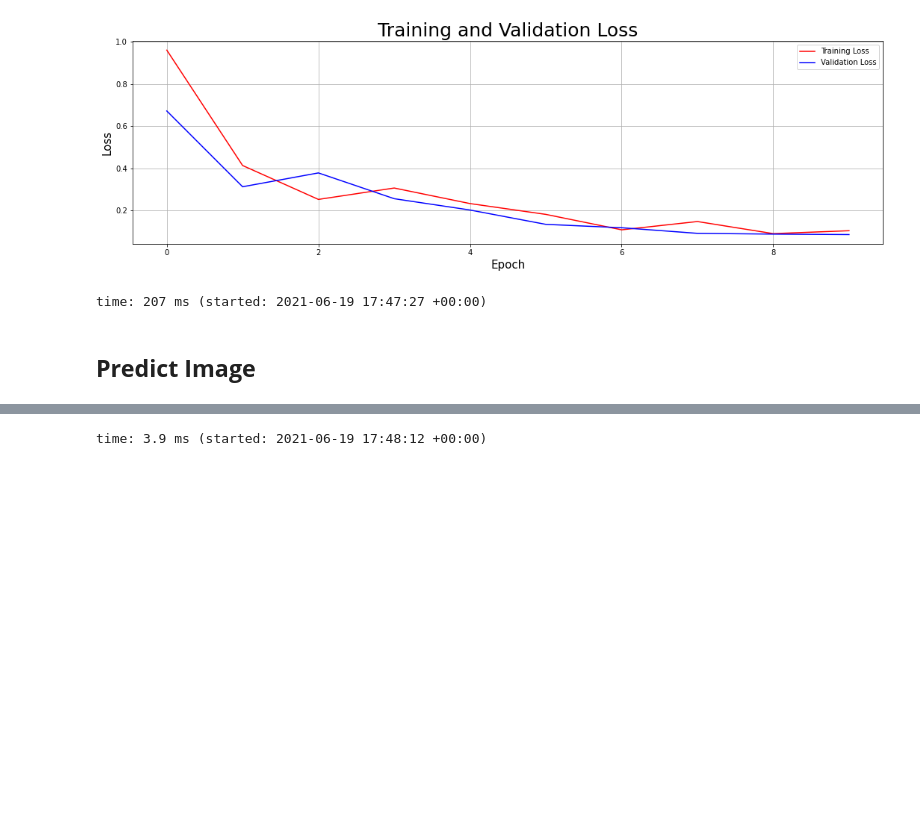
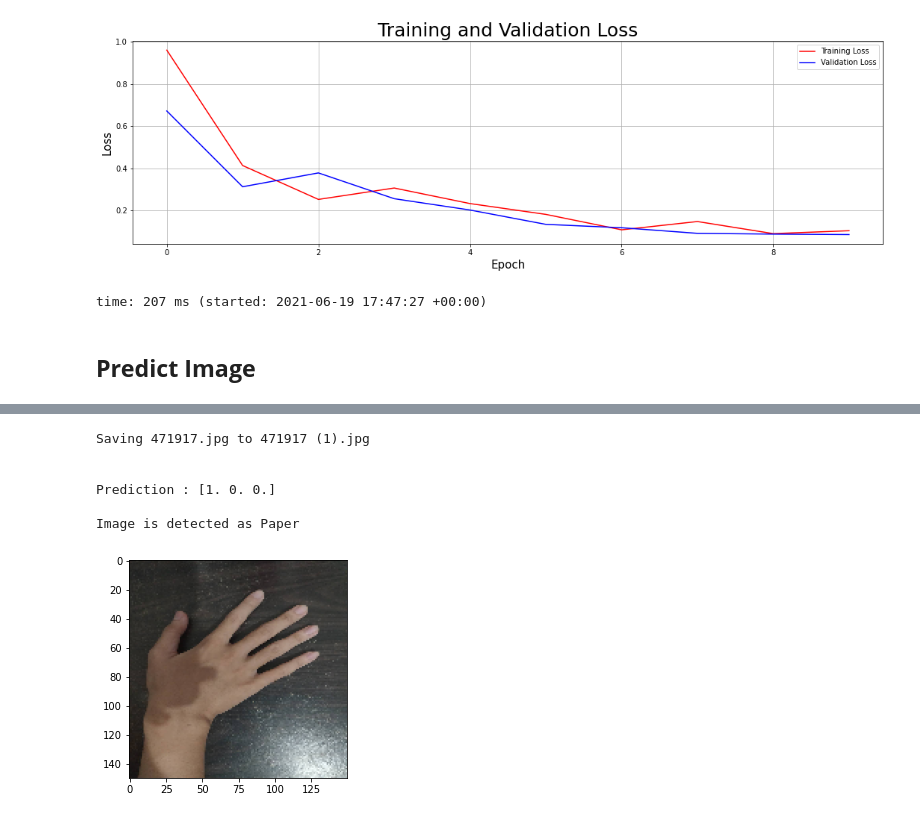
Before and after one commit to Varberg007/Image-Classification, a Jupyter notebook: Image_Classification.ipynb, the cells around one changed output, grey strips where cells are left out. Drawn from its saved outputs; the diff is of its cells as text; code cells hidden in the pictures; blank space fills up the shorter version.

```diff
--- a/Image_Classification.ipynb
+++ b/Image_Classification.ipynb
@@ -379,20 +351,25 @@ time: 3.54 ms (started: 2021-06-19 17:48:12 +00:00)
 # %%
-# uploaded = files.upload()
+uploaded = files.upload()
 
-# for fn in uploaded.keys():
-#   path = fn
-#   img = image.load_img(path, target_size=(150,150))
-#   imgplot = plt.imshow(img)
-#   x = image.img_to_array(img)
-#   x = np.expand_dims(x, axis=0)
-#   img = np.vstack([x])
+for fn in uploaded.keys():
 
-# label, df = predict_image(img)
+  # predicting images
+  path = fn
+  img = image.load_img(path, target_size=(150,150))
+  imgplot = plt.imshow(img)
+  x = image.img_to_array(img)
+  x = np.expand_dims(x, axis=0)
 
-# print('\n')
-# plt.show()
-# print("\nThe image is detected as " + label)
-# print('\n')
-# print(df)
-# print('\n')
+  images = np.vstack([x])
+  classes = model.predict(images, batch_size=32)
+
+  print('\n')
+  print('Prediction :', classes[0], '\n')
+
+  if classes[0][0] == 1:
+    print('Image is detected as Paper')
+  elif classes[0][1] == 1:
+    print('Image is detected as Rock')
+  else:
+    print('Image is detected as Scissors')
 # %% [output]
@@ -399 +377,7 @@ time: 3.54 ms (started: 2021-06-19 17:48:12 +00:00)
-time: 3.9 ms (started: 2021-06-19 17:48:12 +00:00)
+Saving 471917.jpg to 471917 (1).jpg
+
+
+Prediction : [1. 0. 0.]
+
+Image is detected as Paper
+[figure, added]
```
Also changed, not shown: parts of 4 cells of this notebook.
